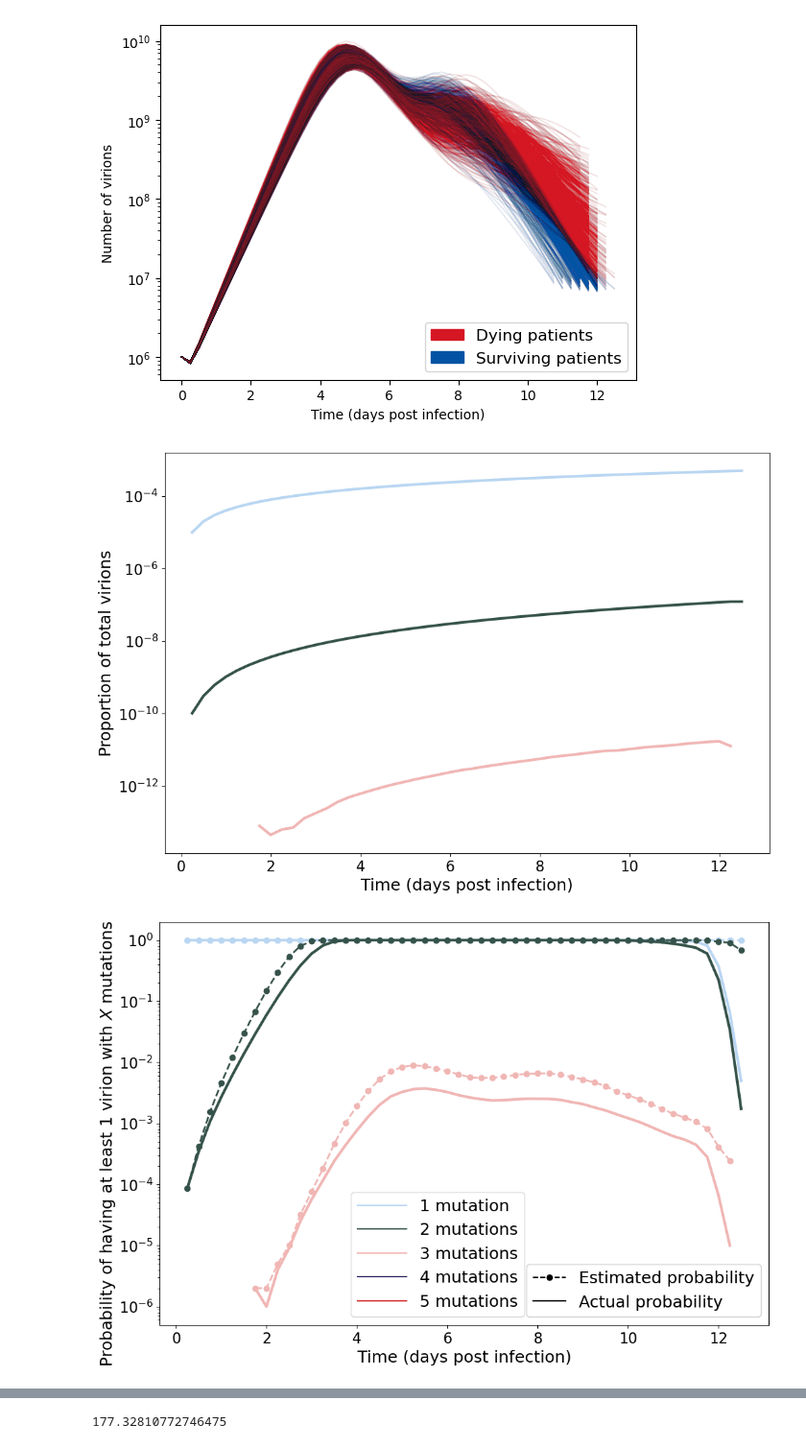
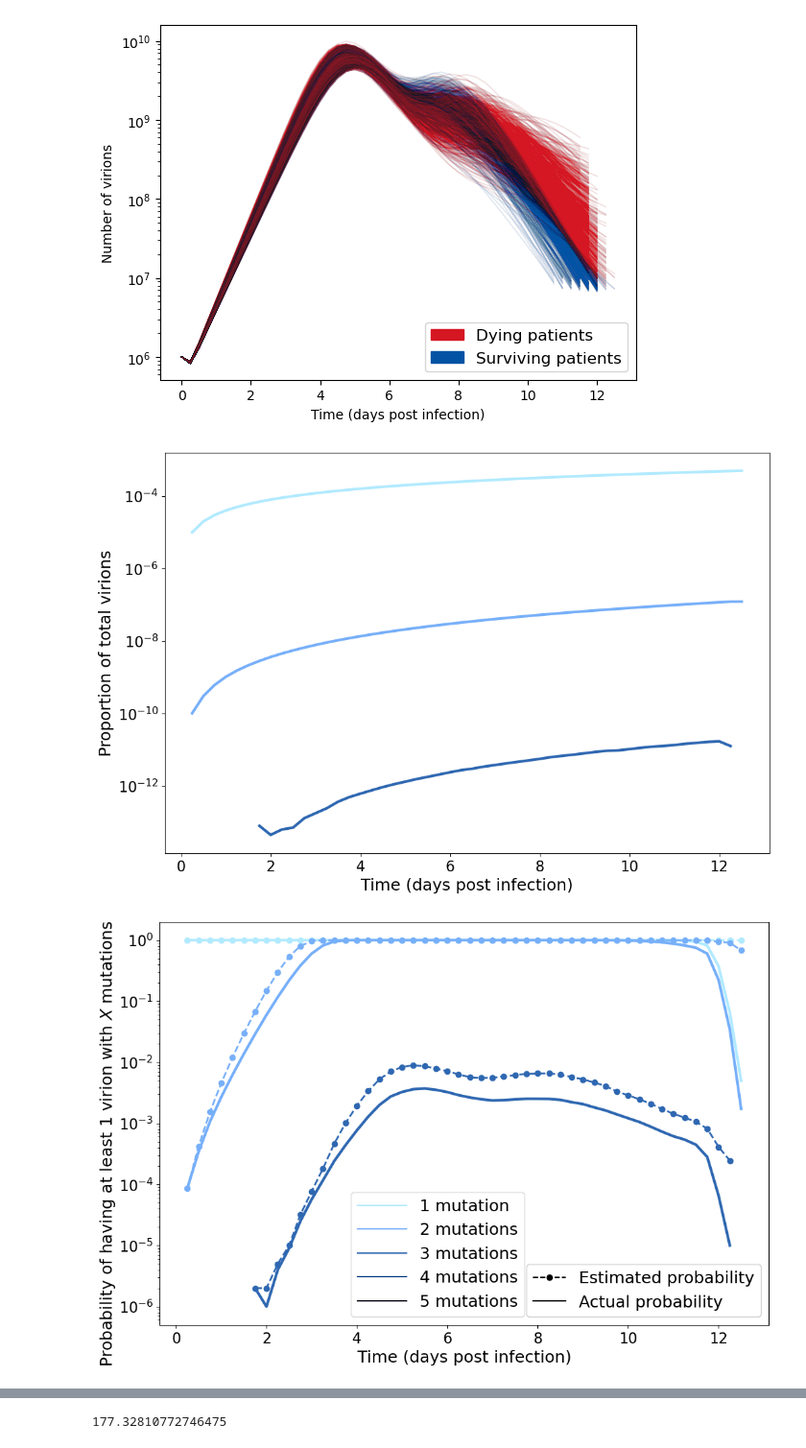
Before and after one commit to joshlooks/avianflu, a Jupyter notebook: bpm_final.ipynb, the cells around one changed output, grey strips where cells are left out. Shown at 96% size. Drawn from its saved outputs; the diff is of its cells as text; code cells hidden in the pictures.

```diff
--- a/bpm_final.ipynb
+++ b/bpm_final.ipynb
@@ -259,7 +259,7 @@ N_TOTAL = np.sum(n_totals, axis = 0)
 timevals = np.linspace(0,13,53)
 # %%
 #set up colors for the plot
-plotcolors = ['#B9D6F2', '#35524A', '#F0B6B4', '#2A1E5C','#D62828']
+plotcolors = ['#b1eaff', '#76aff9', '#2e67b1', '#00347e','#00000c']
 linestyles = ['solid',(0,(5,10)),(0,(3,10,1,10)),(0,(5,1)),(0, (3, 1, 1, 1, 1, 1))]
 #Set up plot
 fig, ax1 = plt.subplots(figsize=(12,8))
@@ -283,7 +283,7 @@ plt.yticks(fontsize=16)
 plt.savefig('Plots/prop_standard_dj.pdf', dpi=2400,bbox_inches='tight')
 plt.show()
 # %% [output]
-[figure, old version]
+[figure, new version]
 # %%
 # We calculate the proportion / probability of an individual having at least one of a virion type
 n_totals_prob = np.zeros((5,53))
@@ -311,7 +311,7 @@ for i in range(0, 54):
 # %%
 from matplotlib.lines import Line2D
 #set up colors for the plot
-plotcolors = ['#B9D6F2', '#35524A', '#F0B6B4', '#2A1E5C','#D62828']
+plotcolors = ['#b1eaff', '#76aff9', '#2e67b1', '#00347e','#00000c']
 linestyles = ['solid',(0,(5,10)),(0,(3,10,1,10)),(0,(5,1)),(0, (3, 1, 1, 1, 1, 1))]
 
 #Set up plot
@@ -327,34 +327,34 @@ for i in range(1,6):
     #make an estimate for the probability
     prop = n_totals[i,:] / N_TOTAL
     myrange = np.where(prop>0)
     probest = 1 - np.power((1 - prop[myrange]),meanV[myrange])
 
     #create our label
     if i >= 2:
         mylabel = str(i) + " mutations"
     else:
         mylabel = "1 mutation"
     if len(myrange[0]) > 0:
         ax2.semilogy(timevals[myrange], probs[myrange], color = plotcolors[i-1],linewidth = 3, label = mylabel)
         ax2.semilogy(timevals[myrange], probest,linestyle='--',marker='o',color = plotcolors[i-1],linewidth=2)
 
 leg = [Line2D([0],[0],label='1 mutation',color=plotcolors[0]),Line2D([0],[0],label='2 mutations',color=plotcolors[1]),
        Line2D([0],[0],label='3 mutations',color=plotcolors[2]),Line2D([0],[0],label='4 mutations',color=plotcolors[3]),
        Line2D([0],[0],label='5 mutations',color=plotcolors[4])]
 
 leg2 = [Line2D([0],[0],marker='o',linestyle='--',label='Estimated probability',color='k'),Line2D([0],[0],color='k',label='Actual probability')]
 
 ax2.add_artist(plt.legend(handles=leg,fontsize=18,handlelength=3,loc='best', bbox_to_anchor=(0.3,0.35)))
 ax2.add_artist(plt.legend(handles=leg2,loc='lower right',fontsize=18))
 ax2.set_ylabel(r'Probability of having at least 1 virion with $X$ mutations',fontsize=18)
 ax2.yaxis.set_label_coords(-0.07,0.45)
 ax2.set_xlabel('Time (days post infection)',fontsize=18)
 plt.xticks(fontsize=16)
 plt.yticks(fontsize=16)
 plt.savefig('Plots/prob_standard_1_dj.pdf', dpi=2400,bbox_inches='tight')
 plt.show()
 # %% [output]
-[figure, old version]
+[figure, new version]
 # %%
 #Set parameters
 p = 10**-5
```
Also changed, not shown: parts of 30 cells of this notebook, 20 other files.
